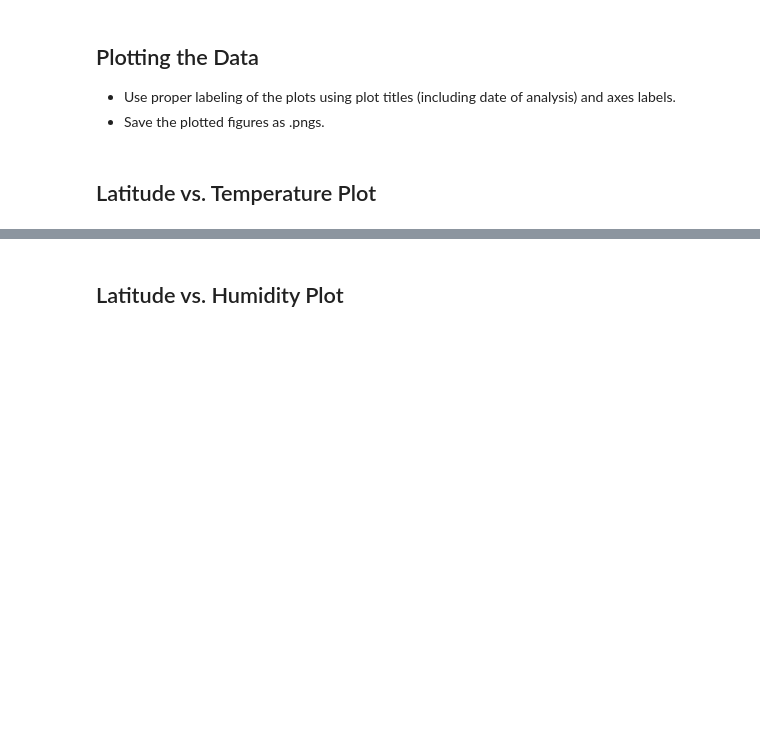
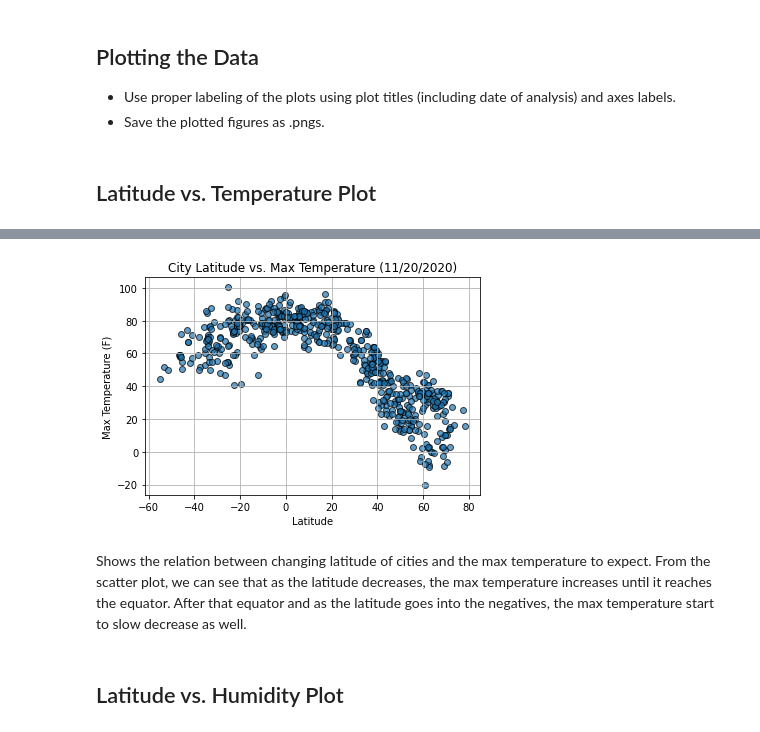
Before and after one commit to leonardz17/Python_API_Challenge, a Jupyter notebook: WeatherPy/WeatherPy-Working.ipynb, the cells around one changed output, grey strips where cells are left out. Saved outputs shown, nothing was run; the diff lists cells and outputs as text; code cells hidden in the pictures; blank space fills up the shorter version.

Commit message:
weatherpy analysis and codes complete, all plots in output file

```diff
--- a/WeatherPy/WeatherPy-Working.ipynb
+++ b/WeatherPy/WeatherPy-Working.ipynb
@@ -119,11 +119,15 @@ Data Retrieval Complete
 * Display the DataFrame
 # %%
 # Display DataFrame
-city_data_df = pd.DataFrame(city_data)
+# city_data_df = pd.DataFrame(city_data)
 
-# Export to csv file
-output_data_file = city_data_df.to_csv("output_data/cities.csv",index=False)
+# # Export to csv file
+# output_data_file = city_data_df.to_csv("output_data/cities.csv",index=False)
 
+# city_data_df.head()
+
+# Read from csv
+city_data_df = pd.read_csv(output_data_file)
 city_data_df.head()
 # %% [output]
 |  | City | Lat | Lng | Max Temp | Humidity | Cloudiness | Wind Speed | Country | Date |
@@ -191,2 +187,15 @@ Int64Index([], dtype='int64')
+# %%
+plt.scatter(city_data_df["Lat"]
+            ,city_data_df["Max Temp"],edgecolor='black',alpha=0.7)
+plt.xlabel("Latitude")
+plt.ylabel("Max Temperature (F)")
+plt.title("City Latitude vs. Max Temperature (11/20/2020)")
+plt.grid(b=True)
+plt.savefig("output_data/lat_temp.png")
+plt.show()
+# %% [output]
+[figure, added]
+# %% [markdown]
+Shows the relation between changing latitude of cities and the max temperature to expect. From the scatter plot, we can see that as the latitude decreases, the max temperature increases until it reaches the equator. After that equator and as the latitude goes into the negatives, the max temperature start to slow decrease as well.
 # %% [markdown]
 ## Latitude vs. Humidity Plot
```
Also changed, not shown: parts of 38 cells of this notebook, 12 other files.
